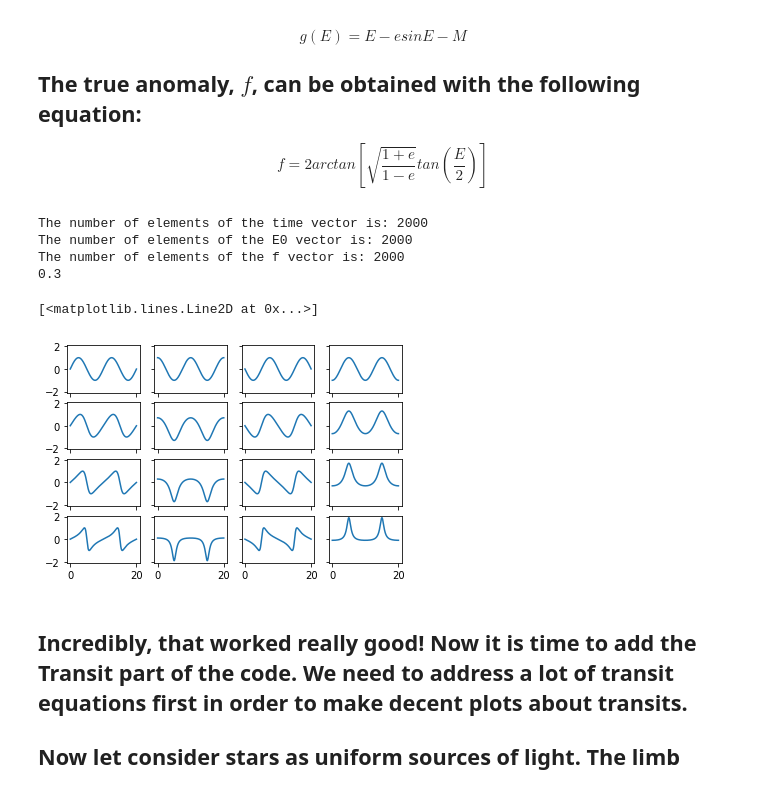
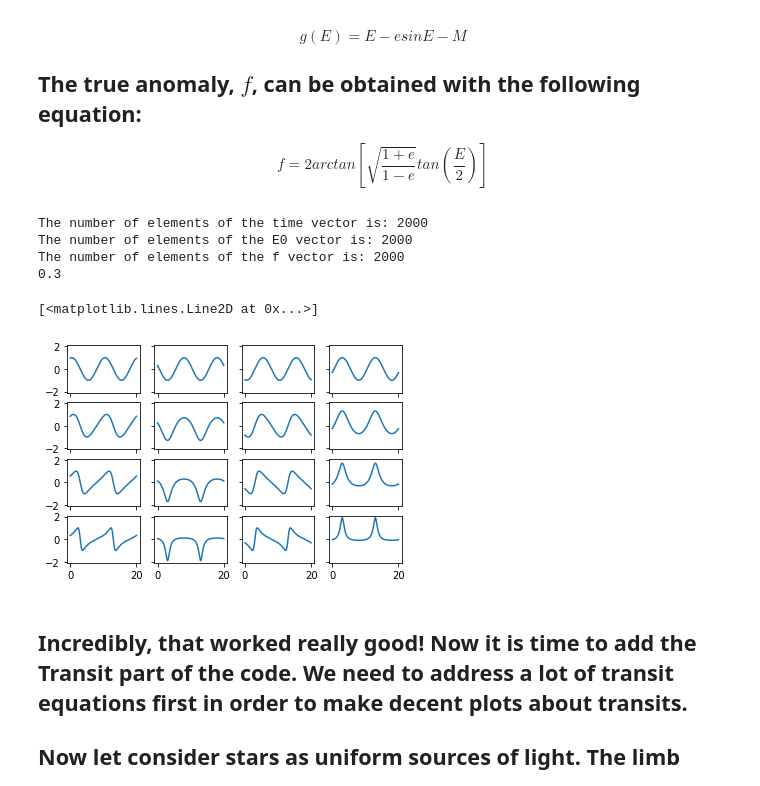
Before and after one commit to Fernando-Canales/Code-for-Exoplanets, a Jupyter notebook: RV and Transit.ipynb, the cells around one changed output. Cells and saved outputs as stored; diff of their text form; code cells hidden in the pictures.

```diff
--- a/RV and Transit.ipynb
+++ b/RV and Transit.ipynb
@@ -42,7 +42,7 @@ def Dif_g(t,params):
 
 #Now I define the time vector, give the value of t0 and other needed parameters
 t  = np.arange(0,20,0.01)
-t0 = 15#days
+t0 = 13#days
 T  = 10 #days
 M  = 2*np.pi*(t-t0)/T
 e  = 0
@@ -182,34 +182,34 @@ vr_44 = calcula_RV(t,[vz,K,w])
 #Now I plot all of the above in the following array
 
 #|e=0,  w = pi/2 | e=0,  w = pi | e=0,   w = 3pi/2 | e=0,   w = 2pi|
 #|e=0.3,w = pi/2 | e=0.3,w = pi | e=0.3, w = 3pi/2 | e=0.3, w = 2pi|
 #|e=0.7,w = pi/2 | e=0.7,w = pi | e=0.7, w = 3pi/2 | e=0.7, w = 2pi|
 #|e=0.9,w = pi/2 | e=0.9,w = pi | e=0.9, w = 3pi/2 | e=0.9, w = 2pi|
 
 fig, ax = plt.subplots(4, 4, sharex=True, sharey=True)
 ax[0,0].plot(t,vr)    # row1, col 1
 ax[1,0].plot(t,vr_21) # row2, col 1
 ax[2,0].plot(t,vr_31) # row3, col 1
 ax[3,0].plot(t,vr_41) # row4, col 1
 ax[0,1].plot(t,vr_12) # row1, col 2
 ax[1,1].plot(t,vr_22) # row2, col 2
 ax[2,1].plot(t,vr_32) # row3, col 2
 ax[3,1].plot(t,vr_42) # row4, col 2
 ax[0,2].plot(t,vr_13) # row1, col 3
 ax[1,2].plot(t,vr_23) # row2, col 3
 ax[2,2].plot(t,vr_33) # row3, col 3
 ax[3,2].plot(t,vr_43) # row4, col 3
 ax[0,3].plot(t,vr_14) # row1, col 4
 ax[1,3].plot(t,vr_24) # row2, col 4
 ax[2,3].plot(t,vr_34) # row3, col 4
 ax[3,3].plot(t,vr_44) # row4, col 4
 # %% [output]
 The number of elements of the time vector is: 2000
 The number of elements of the E0 vector is: 2000
 The number of elements of the f vector is: 2000
 0.3
 [<matplotlib.lines.Line2D at 0x...>]
-[figure, old version]
+[figure, new version]
 # %% [markdown]
 ## Incredibly, that worked really good! Now it is time to add the Transit part of the code. We need to address a lot of transit equations first in order to make decent plots about transits.
 
```
Also changed, not shown: parts of 3 cells of this notebook.
